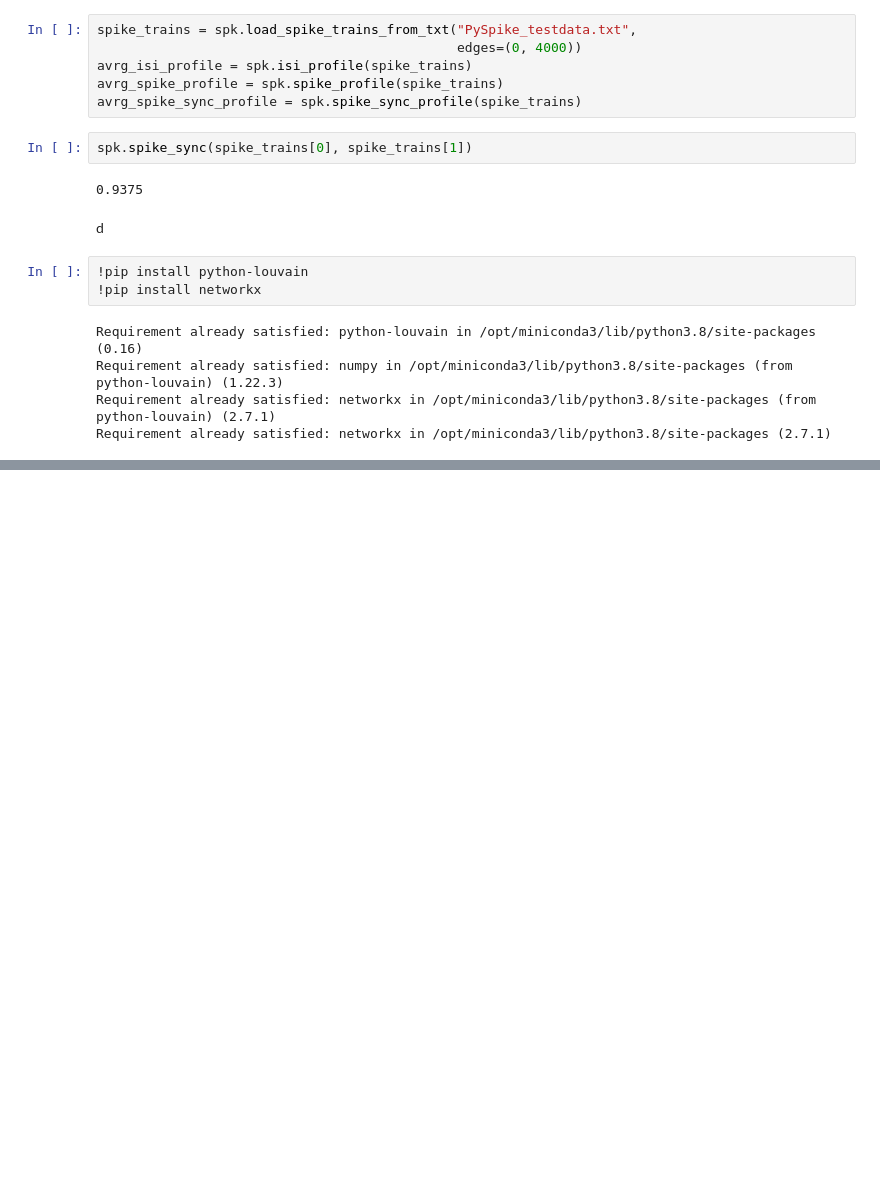
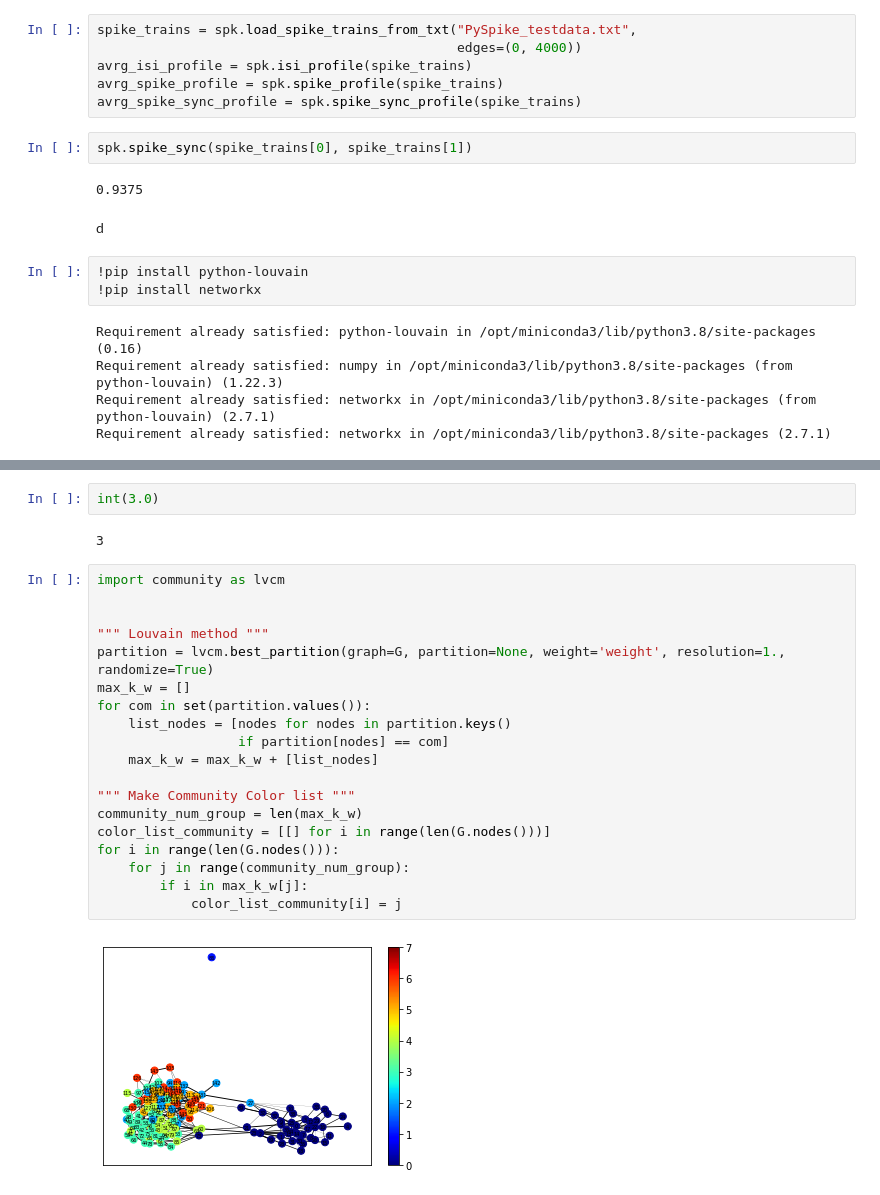
Before and after one commit to Jong-Min-Moon/neurosignal-matlab, a Jupyter notebook: matlab.ipynb, the cells around one changed output, grey strips where cells are left out. Saved outputs shown, nothing was run; the diff lists cells and outputs as text; blank space fills up the shorter version.

```diff
--- a/matlab.ipynb
+++ b/matlab.ipynb
@@ -53,0 +126,25 @@ Requirement already satisfied: networkx in /opt/miniconda3/lib/python3.8/site-pa
+# %%
+int(3.0)
+# %% [output]
+3
+# %%
+import community as lvcm
+
+
+""" Louvain method """
+partition = lvcm.best_partition(graph=G, partition=None, weight='weight', resolution=1., randomize=True)
+max_k_w = []
+for com in set(partition.values()):
+    list_nodes = [nodes for nodes in partition.keys()
+                  if partition[nodes] == com]
+    max_k_w = max_k_w + [list_nodes]
+
+""" Make Community Color list """
+community_num_group = len(max_k_w)
+color_list_community = [[] for i in range(len(G.nodes()))]
+for i in range(len(G.nodes())):
+    for j in range(community_num_group):
+        if i in max_k_w[j]:
+            color_list_community[i] = j
+# %% [output]
+[figure, added]
```
Also changed, not shown: parts of 10 cells of this notebook, 11 other files.
